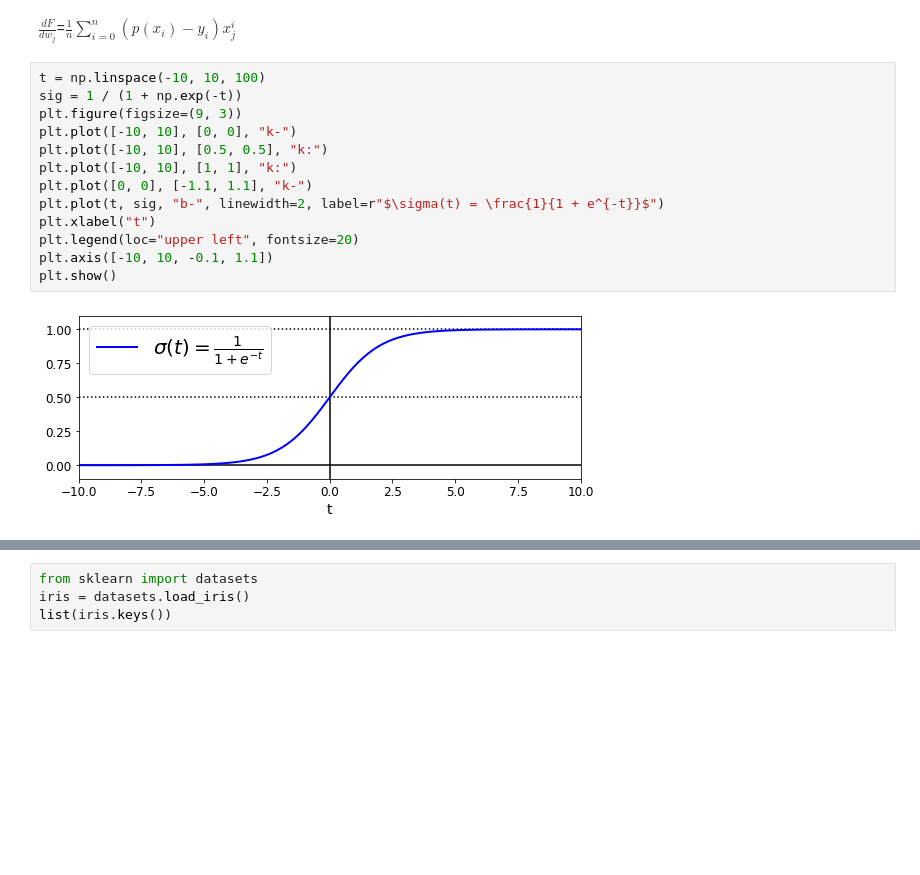
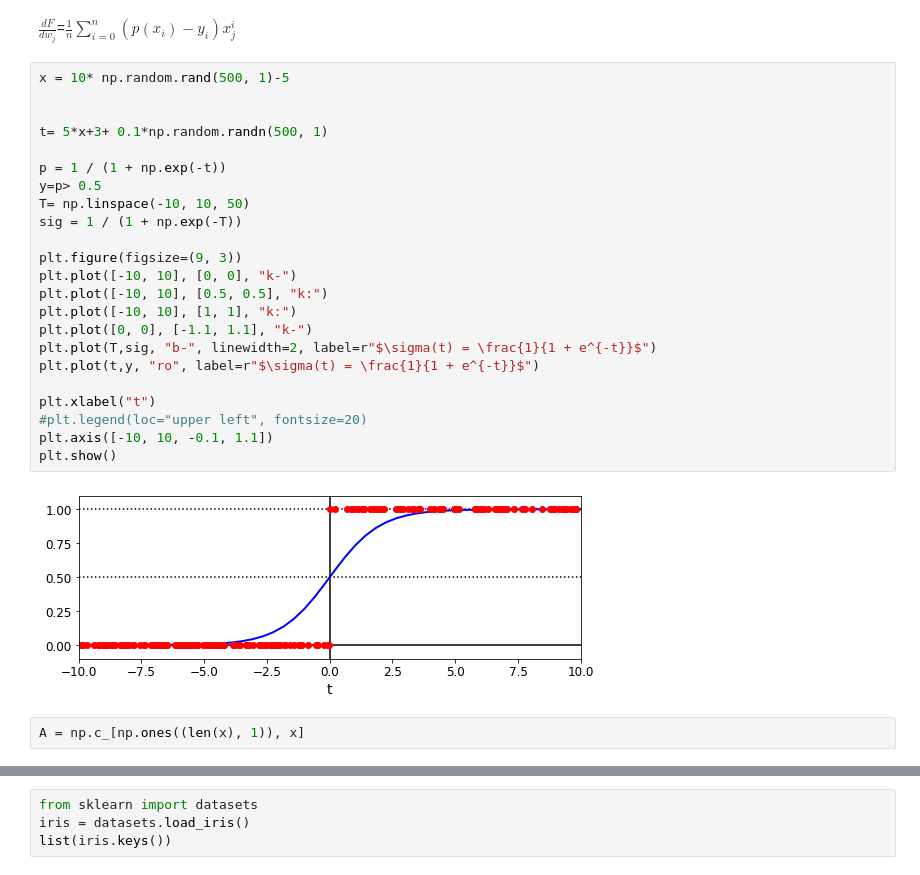
Before and after one commit to diegostaPy/cursoIA, a Jupyter notebook: Clase3/Regresioneslog.ipynb, the cells around one changed output, grey strips where cells are left out. Drawn from its saved outputs; the diff is of its cells as text; blank space fills up the shorter version.

```diff
--- a/Clase3/Regresioneslog.ipynb
+++ b/Clase3/Regresioneslog.ipynb
@@ -69,17 +72,29 @@ $\frac{dF}{dw_{j}}$=$-\frac{1}{n}\sum_{i=0}^{n}(-\frac{y_{i}}{p(x_{i})}-(-1)\fra
 # %% [markdown]
 $\frac{dF}{dw_{j}}$=$\frac{1}{n}\sum_{i=0}^{n}(p(x_{i})-y_{i})x_{j}^{i}$
 # %%
-t = np.linspace(-10, 10, 100)
-sig = 1 / (1 + np.exp(-t))
+x = 10* np.random.rand(500, 1)-5
+
+
+t= 5*x+3+ 0.1*np.random.randn(500, 1)
+
+p = 1 / (1 + np.exp(-t))
+y=p> 0.5
+T= np.linspace(-10, 10, 50)
+sig = 1 / (1 + np.exp(-T))
+
 plt.figure(figsize=(9, 3))
 plt.plot([-10, 10], [0, 0], "k-")
 plt.plot([-10, 10], [0.5, 0.5], "k:")
 plt.plot([-10, 10], [1, 1], "k:")
 plt.plot([0, 0], [-1.1, 1.1], "k-")
-plt.plot(t, sig, "b-", linewidth=2, label=r"$\sigma(t) = \frac{1}{1 + e^{-t}}$")
+plt.plot(T,sig, "b-", linewidth=2, label=r"$\sigma(t) = \frac{1}{1 + e^{-t}}$")
+plt.plot(t,y, "ro", label=r"$\sigma(t) = \frac{1}{1 + e^{-t}}$")
+
 plt.xlabel("t")
-plt.legend(loc="upper left", fontsize=20)
+#plt.legend(loc="upper left", fontsize=20)
 plt.axis([-10, 10, -0.1, 1.1])
 plt.show()
 # %% [output]
-[figure, old version]
+[figure, new version]
+# %%
+A = np.c_[np.ones((len(x), 1)), x]
```
Also changed, not shown: parts of 12 cells of this notebook, 1 other file.
